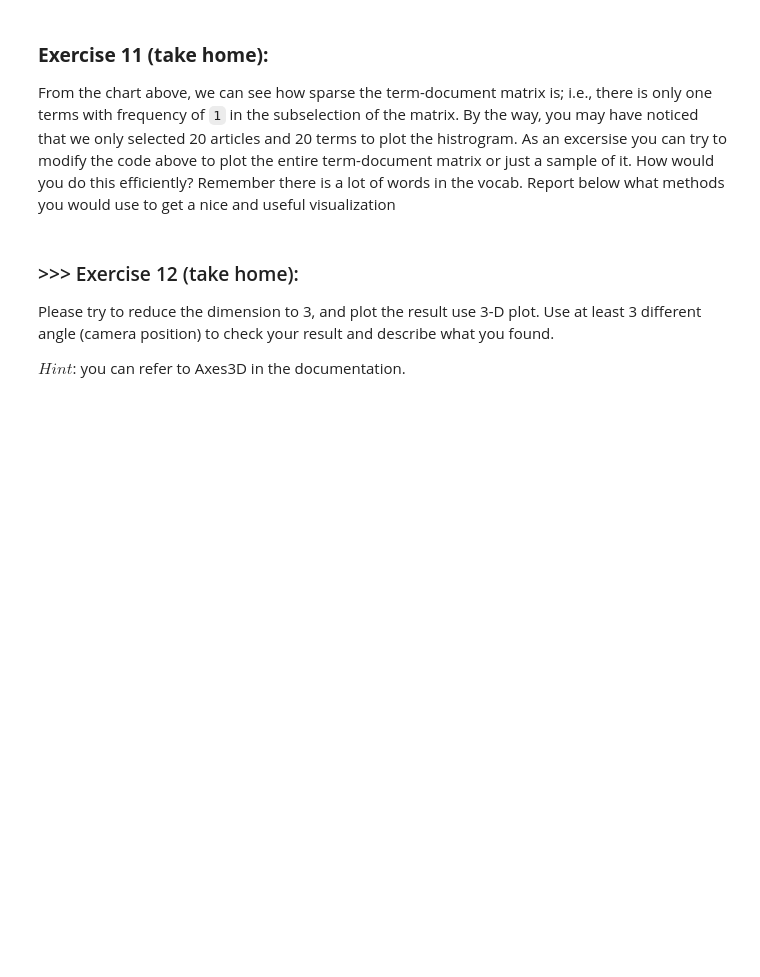
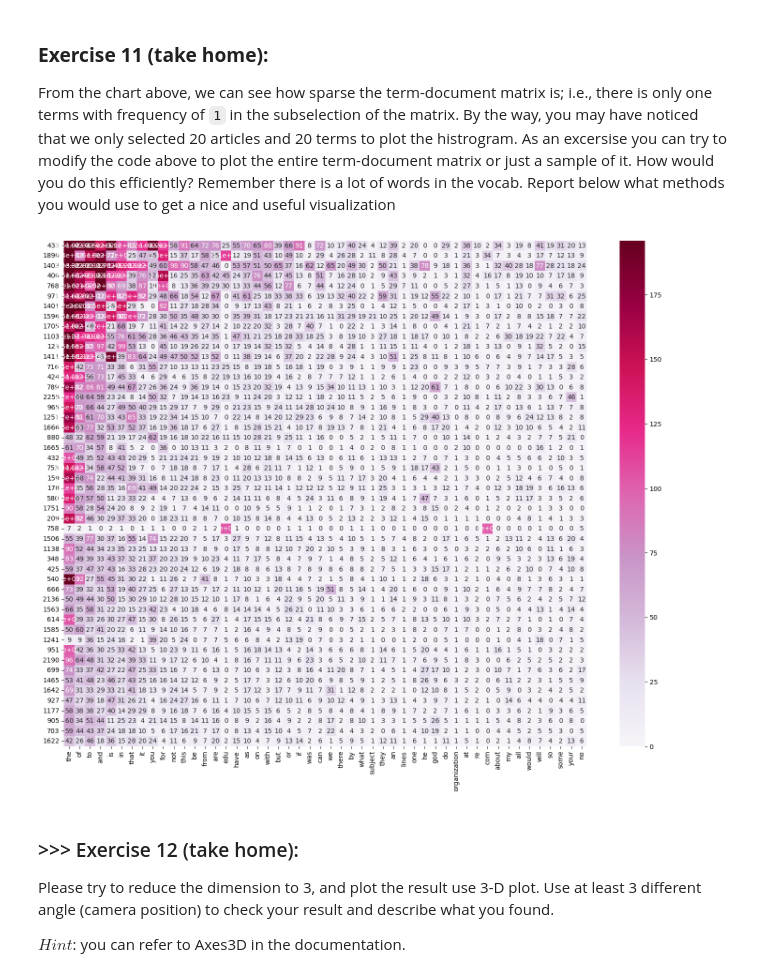
Before and after one commit to tomqwrtyu/DM2022-Lab1-Homework, a Jupyter notebook: DM2022-Lab1-Homework.ipynb, the cells around one changed output. Drawn from its saved outputs; the diff is of its cells as text; code cells hidden in the pictures; blank space fills up the shorter version.

```diff
--- a/DM2022-Lab1-Homework.ipynb
+++ b/DM2022-Lab1-Homework.ipynb
@@ -192,0 +193,16 @@ From the chart above, we can see how sparse the term-document matrix is; i.e., t
+# %%
+# Answer here
+arr = X_counts.toarray()
+rowsums = []
+colsums = [0] * arr.shape[1]
+
+for i in range(arr.shape[0]):
+    n = 0
+    for j in range(arr.shape[1]):
+        n += arr[i][j]
+        colsums[j] += arr[i][j]
+
+    rowsums.append(n)
+# %%
+colsums_with_index = sorted([[index, freq] for index, freq in enumerate(colsums)], key = lambda x: x[1], reverse=True)
+rowsums_with_index = sorted([[index, numTerms] for index, numTerms in enumerate(rowsums)], key = lambda x: x[1], reverse=True)
@@ -193,3 +221,11 @@ From the chart above, we can see how sparse the term-document matrix is; i.e., t
+# %%
+df_todraw = pd.DataFrame(plot_z, columns = termsName, index = indexs)
+plt.subplots(figsize=(18, 14))
+ax = sns.heatmap(df_todraw,
+                 cmap="PuRd",
+                 vmin=0, vmax=maxNum // 3, annot=True)
+# %% [output]
+[figure, added]
 # %% [markdown]
 ### >>> Exercise 12 (take home):
 Please try to reduce the dimension to 3, and plot the result use 3-D plot. Use at least 3 different angle (camera position) to check your result and describe what you found.
```
Also changed, not shown: parts of 88 cells of this notebook.
